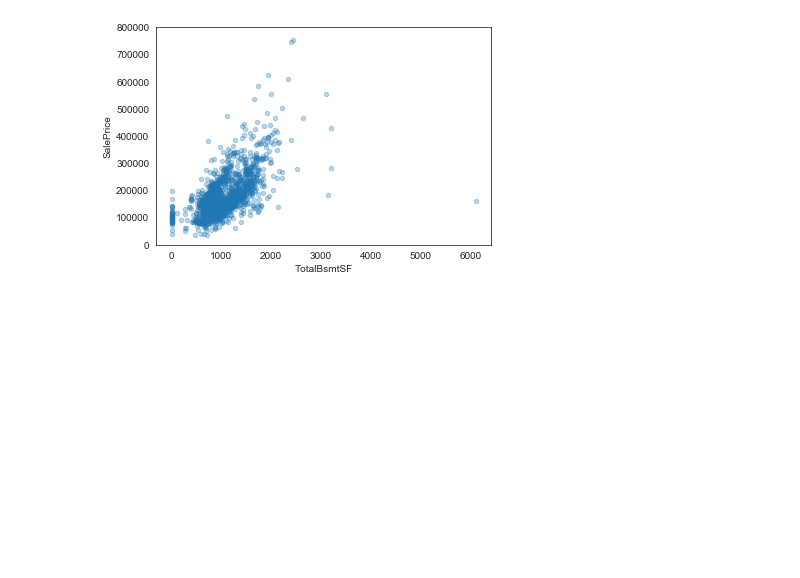
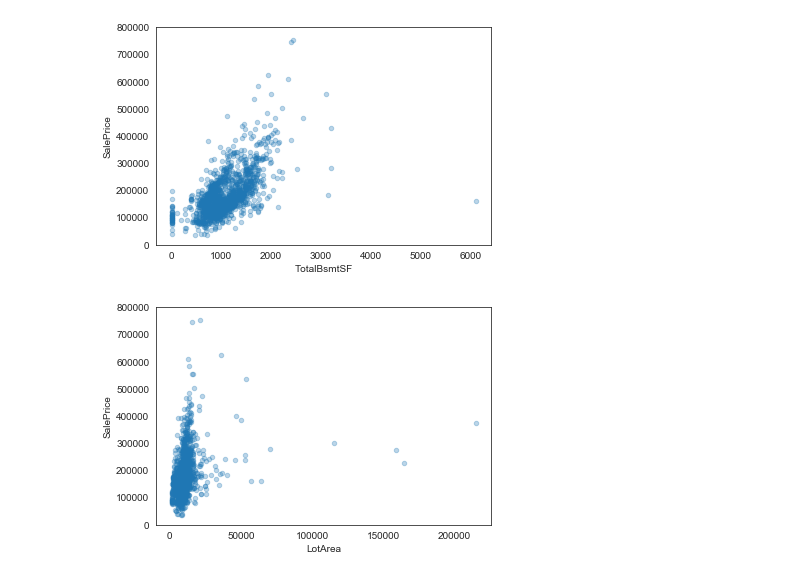
Before and after one commit to Ashishkhurana01/kaggle-work, a Jupyter notebook: House Prices - Advanced regression techniques v1.1.ipynb, the cells around one changed output. Drawn from its saved outputs; the diff is of its cells as text; code cells hidden in the pictures; blank space fills up the shorter version.

```diff
--- a/House Prices - Advanced regression techniques v1.1.ipynb
+++ b/House Prices - Advanced regression techniques v1.1.ipynb
@@ -159,3 +159,8 @@ data = pd.concat([train['SalePrice'], train['TotalBsmtSF']], axis=1)
 data.plot.scatter(x='TotalBsmtSF', y='SalePrice', alpha=0.3, ylim=(0,800000));
 # %% [output]
 [figure]
+# %%
+data = pd.concat([train['SalePrice'], train['LotArea']], axis=1)
+data.plot.scatter(x='LotArea', y='SalePrice', alpha=0.3, ylim=(0,800000));
+# %% [output]
+[figure, added]
```
Also changed, not shown: parts of 5 cells of this notebook.
